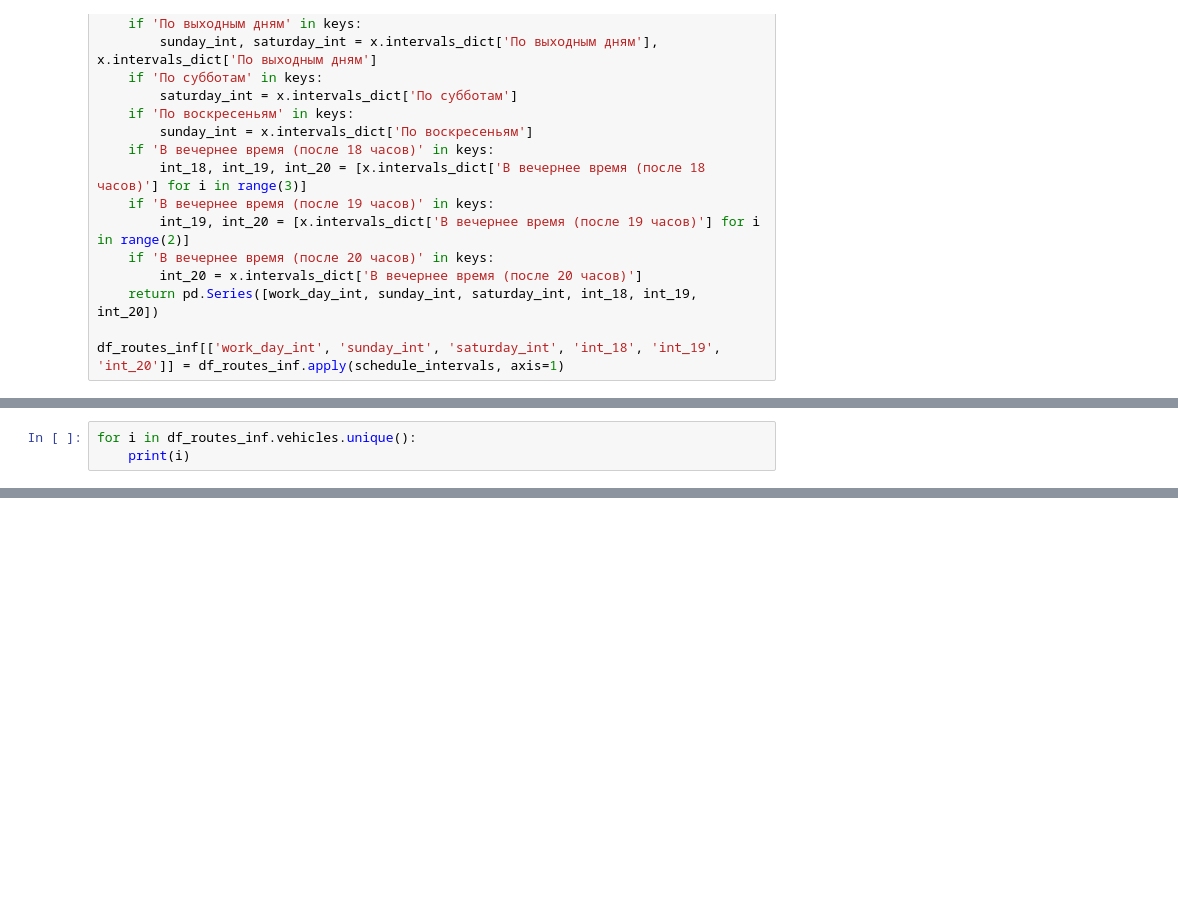
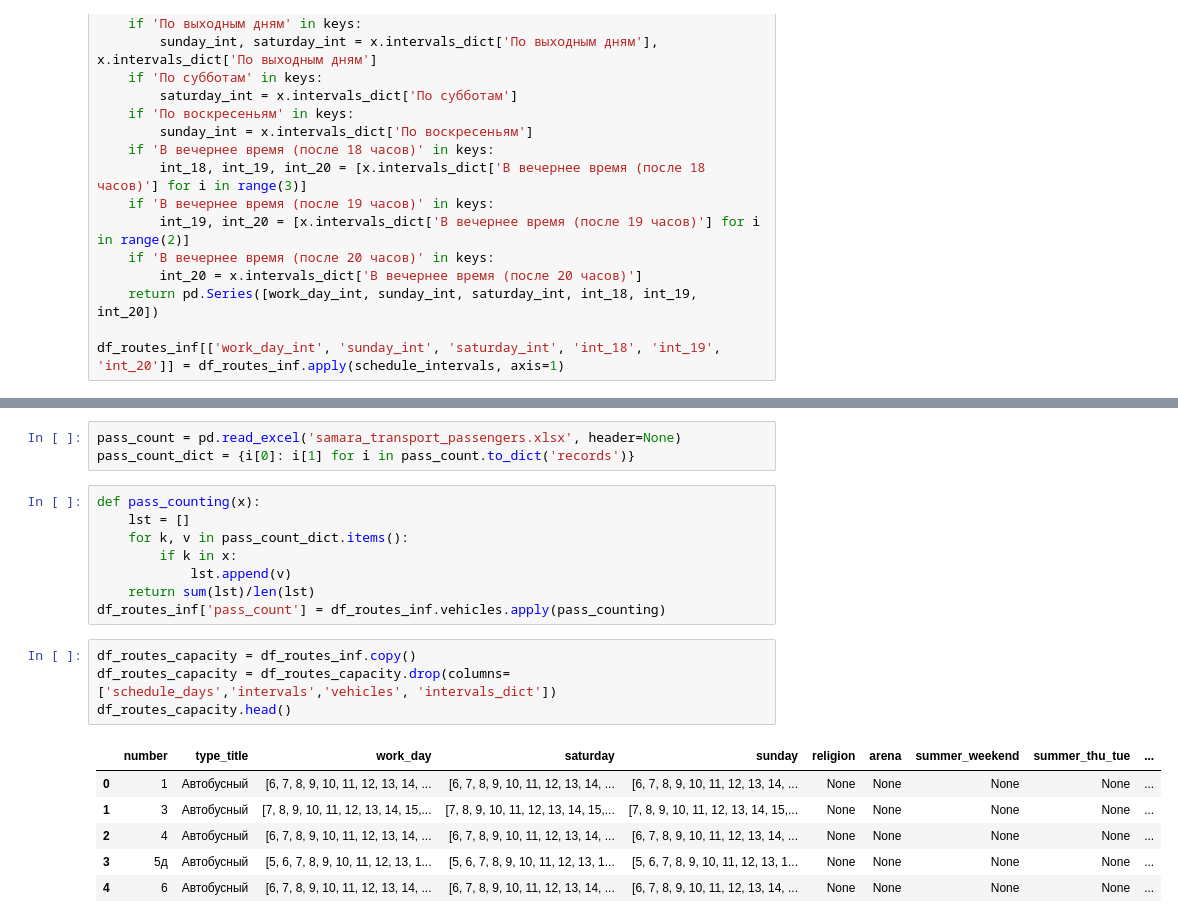
Before and after one commit to MargoILIrita/samaraOT, a Jupyter notebook: samara_ot.ipynb, the cells around one changed output, grey strips where cells are left out. Drawn from its saved outputs; the diff is of its cells as text; blank space fills up the shorter version.

```diff
--- a/samara_ot.ipynb
+++ b/samara_ot.ipynb
@@ -358,6 +310,3 @@ df_routes_inf.head()
 | 2 | 4 | Автобусный | {'Ежедневно': ' с 6 до 21 часа'} | 7-10 мин. | Автобусы малого класса | [6, 7, 8, 9, 10, 11, 12, 13, 14, ... | [6, 7, 8, 9, 10, 11, 12, 13, 14, ... | [6, 7, 8, 9, 10, 11, 12, 13, 14, ... | None | ... |
 | 3 | 5д | Автобусный | {'Ежедневно': ' с 5 до 22 часов'} | По рабочим дням: 10-20 мин.По вых... | ЛиАЗ-5293.70 | [5, 6, 7, 8, 9, 10, 11, 12, 13, 1... | [5, 6, 7, 8, 9, 10, 11, 12, 13, 1... | [5, 6, 7, 8, 9, 10, 11, 12, 13, 1... | None | ... |
 | 4 | 6 | Автобусный | {'Ежедневно': ' с 6 до 21 часа'} | По рабочим дням: 15-34 мин.По вых... | МАЗ-206 | [6, 7, 8, 9, 10, 11, 12, 13, 14, ... | [6, 7, 8, 9, 10, 11, 12, 13, 14, ... | [6, 7, 8, 9, 10, 11, 12, 13, 14, ... | None | ... |
-# %%
-for i in df_routes_inf.vehicles.unique():
-    print(i)
@@ -381,0 +326,22 @@ Tatra T3SU (Т-3) (одиночные вагоны)АКСМ-62103 (одиноч
+# %%
+pass_count = pd.read_excel('samara_transport_passengers.xlsx', header=None)
+pass_count_dict = {i[0]: i[1] for i in pass_count.to_dict('records')}
+# %%
+def pass_counting(x):
+    lst = []
+    for k, v in pass_count_dict.items():
+        if k in x:
+            lst.append(v)
+    return sum(lst)/len(lst)
+df_routes_inf['pass_count'] = df_routes_inf.vehicles.apply(pass_counting)
+# %%
+df_routes_capacity = df_routes_inf.copy()
+df_routes_capacity = df_routes_capacity.drop(columns=['schedule_days','intervals','vehicles', 'intervals_dict'])
+df_routes_capacity.head()
+# %% [output]
+|  | number | type_title | work_day | saturday | sunday | religion | arena | summer_weekend | summer_thu_tue | ... |
+| 0 | 1 | Автобусный | [6, 7, 8, 9, 10, 11, 12, 13, 14, ... | [6, 7, 8, 9, 10, 11, 12, 13, 14, ... | [6, 7, 8, 9, 10, 11, 12, 13, 14, ... | None | None | None | None | ... |
+| 1 | 3 | Автобусный | [7, 8, 9, 10, 11, 12, 13, 14, 15,... | [7, 8, 9, 10, 11, 12, 13, 14, 15,... | [7, 8, 9, 10, 11, 12, 13, 14, 15,... | None | None | None | None | ... |
+| 2 | 4 | Автобусный | [6, 7, 8, 9, 10, 11, 12, 13, 14, ... | [6, 7, 8, 9, 10, 11, 12, 13, 14, ... | [6, 7, 8, 9, 10, 11, 12, 13, 14, ... | None | None | None | None | ... |
+| 3 | 5д | Автобусный | [5, 6, 7, 8, 9, 10, 11, 12, 13, 1... | [5, 6, 7, 8, 9, 10, 11, 12, 13, 1... | [5, 6, 7, 8, 9, 10, 11, 12, 13, 1... | None | None | None | None | ... |
+| 4 | 6 | Автобусный | [6, 7, 8, 9, 10, 11, 12, 13, 14, ... | [6, 7, 8, 9, 10, 11, 12, 13, 14, ... | [6, 7, 8, 9, 10, 11, 12, 13, 14, ... | None | None | None | None | ... |
```
Also changed, not shown: parts of 20 cells of this notebook, 4 other files.
